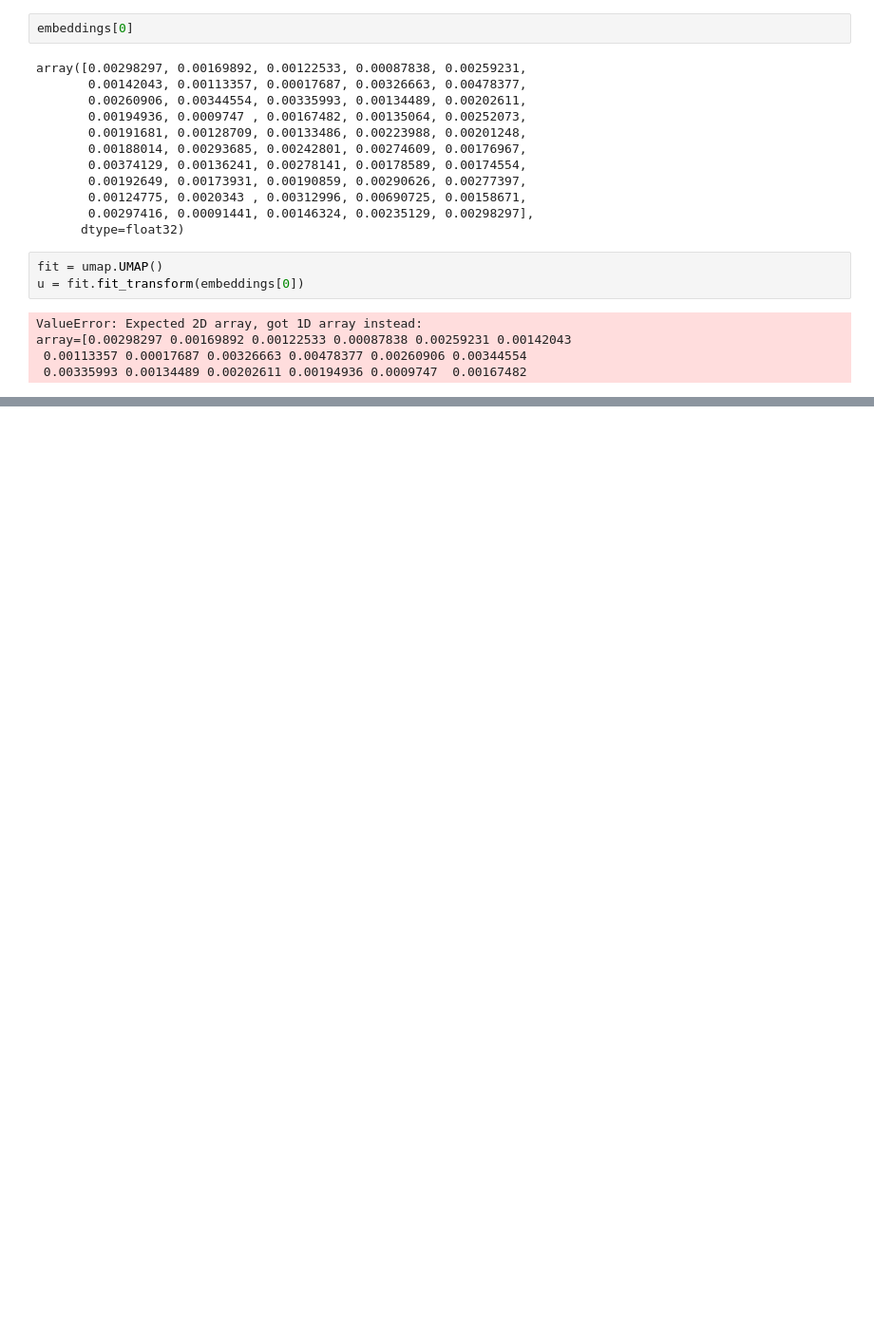
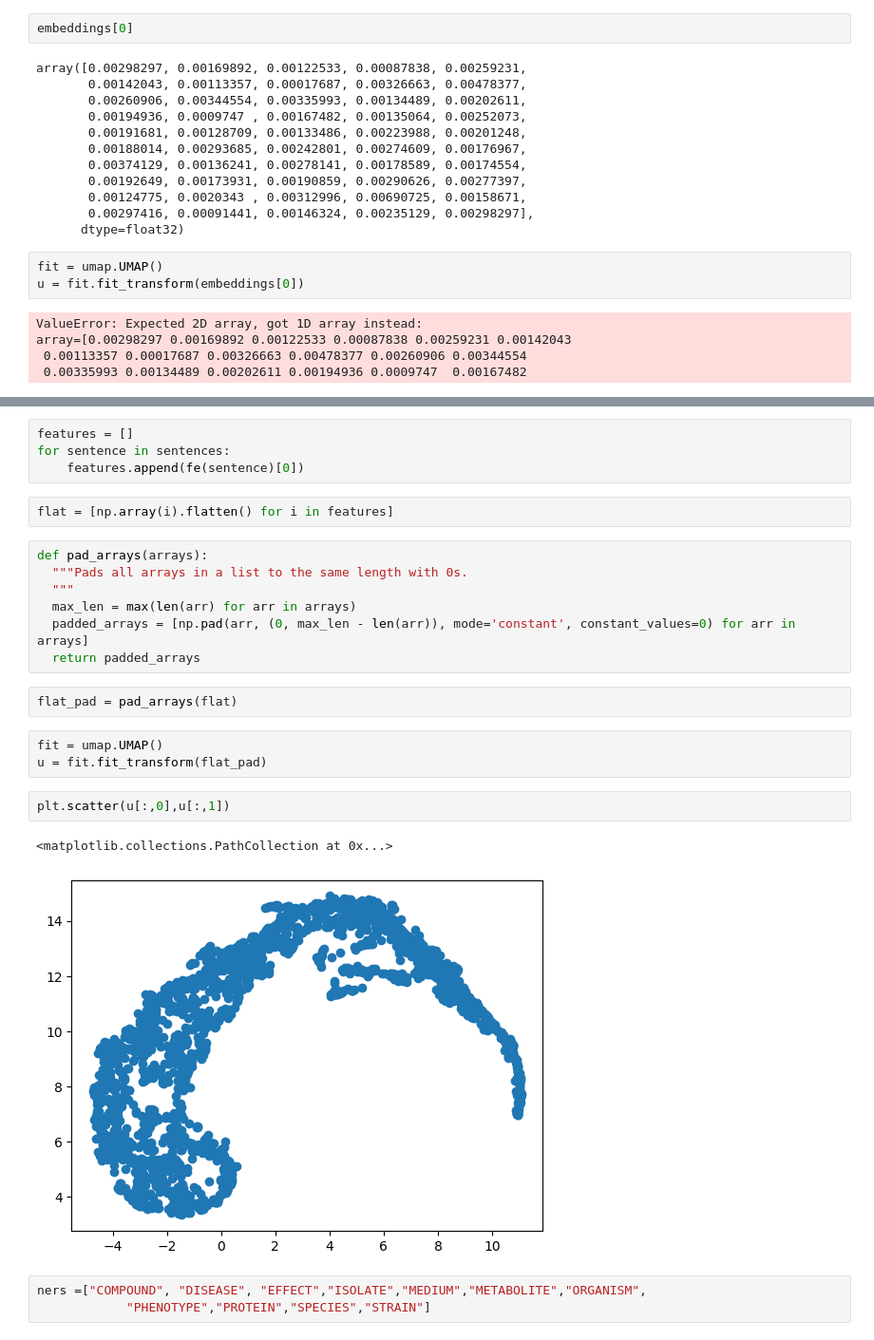
Before and after one commit to danielzmbp/NLP4Pheno, a Jupyter notebook: notebooks/analyze_embeddings_ner.ipynb, the cells around one changed output, grey strips where cells are left out. Shown at 95% size. Saved outputs shown, nothing was run; the diff lists cells and outputs as text; blank space fills up the shorter version.

```diff
--- a/notebooks/analyze_embeddings_ner.ipynb
+++ b/notebooks/analyze_embeddings_ner.ipynb
@@ -63,0 +108,26 @@ k
+# %%
+features = []
+for sentence in sentences:
+    features.append(fe(sentence)[0])
+# %%
+flat = [np.array(i).flatten() for i in features]
+# %%
+def pad_arrays(arrays):
+  """Pads all arrays in a list to the same length with 0s.
+  """
+  max_len = max(len(arr) for arr in arrays)
+  padded_arrays = [np.pad(arr, (0, max_len - len(arr)), mode='constant', constant_values=0) for arr in arrays]
+  return padded_arrays
+# %%
+flat_pad = pad_arrays(flat)
+# %%
+fit = umap.UMAP()
+u = fit.fit_transform(flat_pad)
+# %%
+plt.scatter(u[:,0],u[:,1])
+# %% [output]
+<matplotlib.collections.PathCollection at 0x...>
+[figure, added]
+# %%
+ners =["COMPOUND", "DISEASE", "EFFECT","ISOLATE","MEDIUM","METABOLITE","ORGANISM",
+            "PHENOTYPE","PROTEIN","SPECIES","STRAIN"]
```
Also changed, not shown: parts of 12 cells of this notebook, 1 other file.
